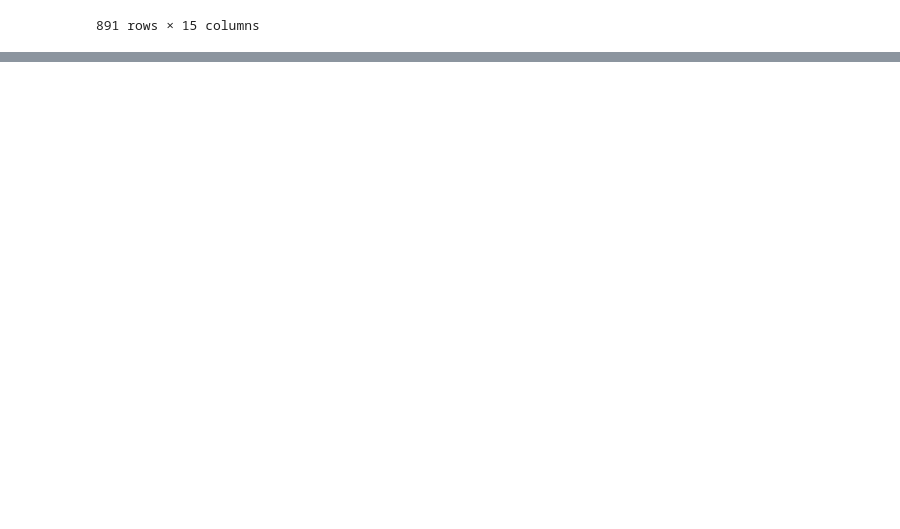
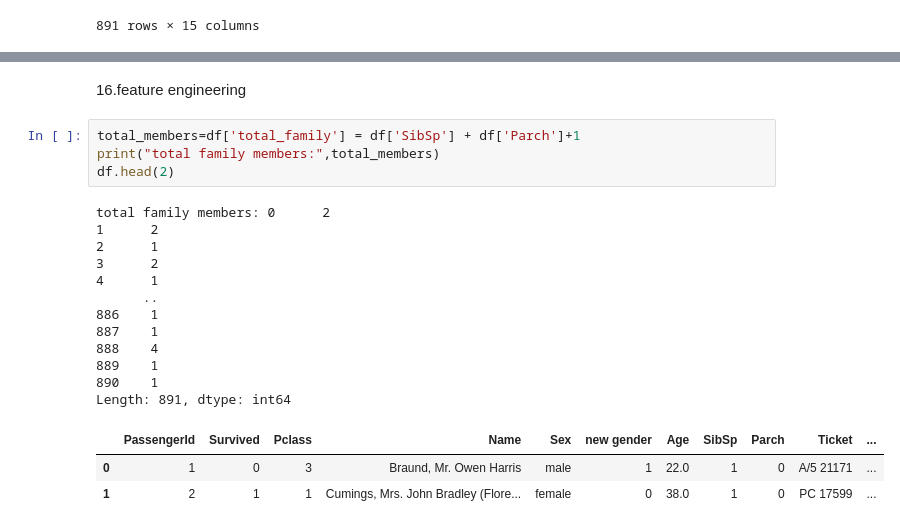
Before and after one commit to kismatssi88/data-analysis-with-python, a Jupyter notebook: python scripts/titanic.ipynb, the cells around one changed output, grey strips where cells are left out. Saved outputs shown, nothing was run; the diff lists cells and outputs as text; blank space fills up the shorter version.

```diff
--- a/python scripts/titanic.ipynb
+++ b/python scripts/titanic.ipynb
@@ -256,0 +329,22 @@ pd.get_dummies(df,columns=['Embarked'],drop_first=True)
+# %% [markdown]
+16.feature engineering
+# %%
+total_members=df['total_family'] = df['SibSp'] + df['Parch']+1
+print("total family members:",total_members)
+df.head(2)
+# %% [output]
+total family members: 0      2
+1      2
+2      1
+3      2
+4      1
+      ..
+886    1
+887    1
+888    4
+889    1
+890    1
+Length: 891, dtype: int64
+|  | PassengerId | Survived | Pclass | Name | Sex | new gender | Age | SibSp | Parch | Ticket | ... |
+| 0 | 1 | 0 | 3 | Braund, Mr. Owen Harris | male | 1 | 22.0 | 1 | 0 | A/5 21171 | ... |
+| 1 | 2 | 1 | 1 | Cumings, Mrs. John Bradley (Flore... | female | 0 | 38.0 | 1 | 0 | PC 17599 | ... |
```
Also changed, not shown: parts of 12 cells of this notebook, 4 other files.
